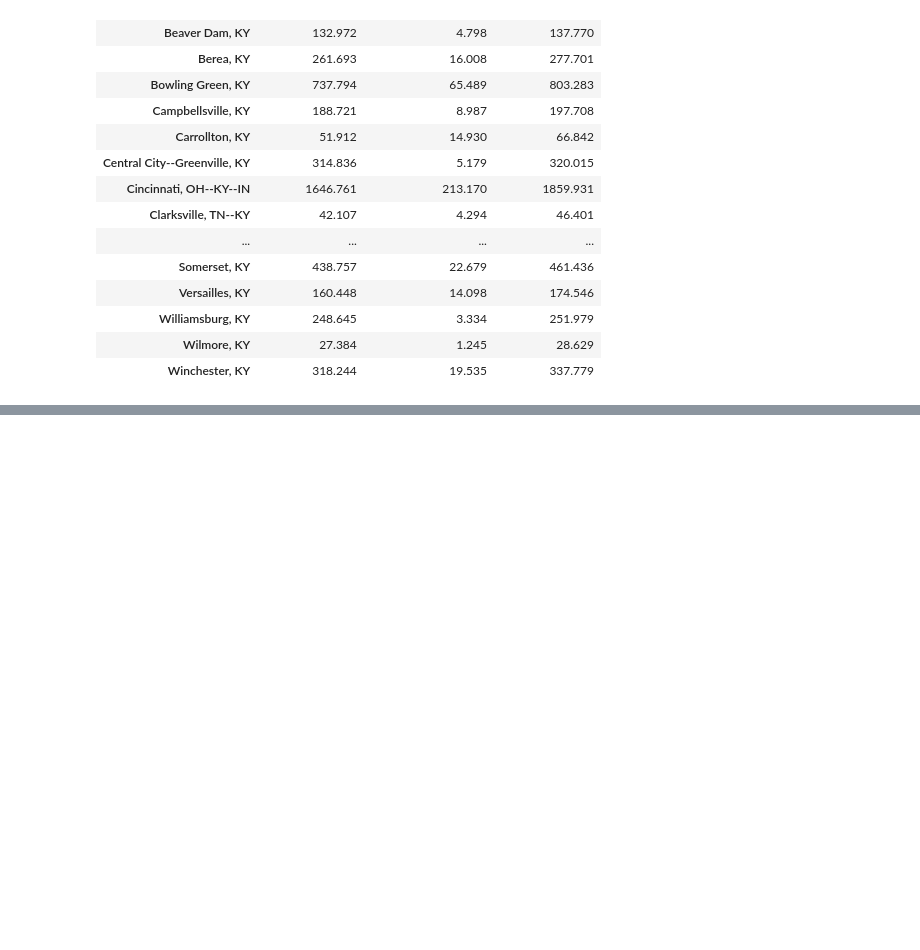
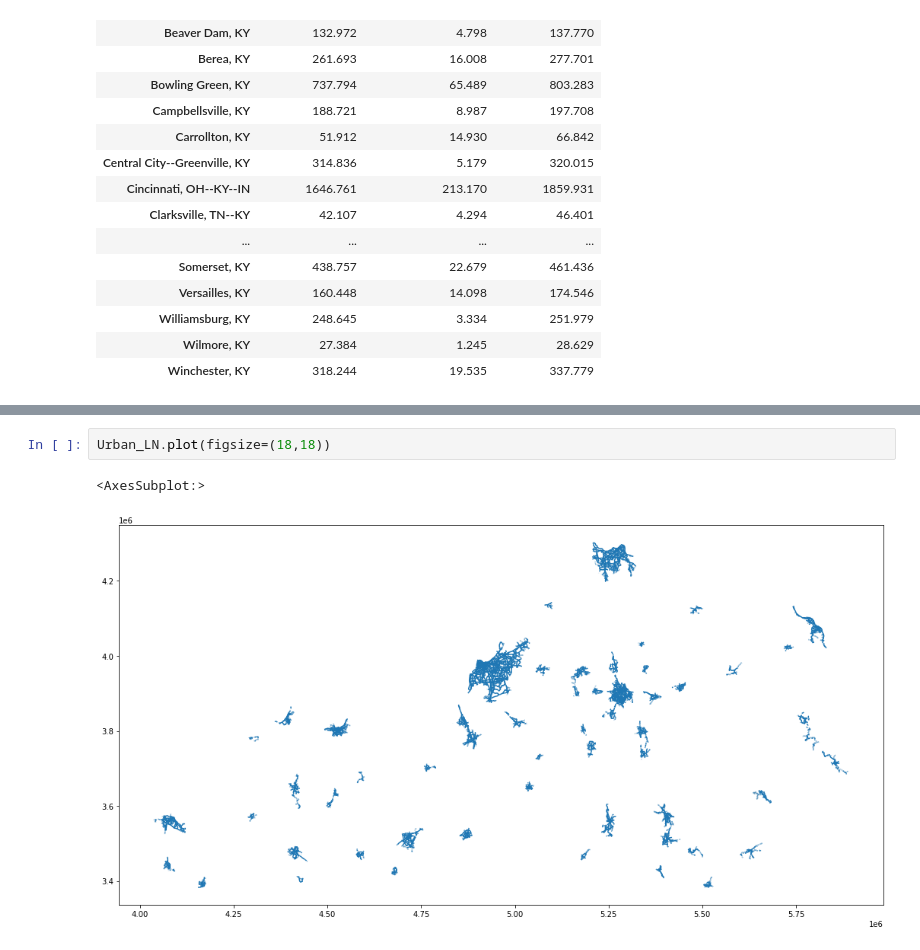
Before and after one commit to bara235/ce599, a Jupyter notebook: 10-AutoGIS2/Lane Miles Project.ipynb, the cells around one changed output, grey strips where cells are left out. Cells and saved outputs as stored; diff of their text form; blank space fills up the shorter version.

```diff
--- a/10-AutoGIS2/Lane Miles Project.ipynb
+++ b/10-AutoGIS2/Lane Miles Project.ipynb
@@ -249,0 +254,5 @@ dtype: float64
+# %%
+Urban_LN.plot(figsize=(18,18))
+# %% [output]
+<AxesSubplot:>
+[figure, added]
```
Also changed, not shown: parts of 3 cells of this notebook, 16 other files.
